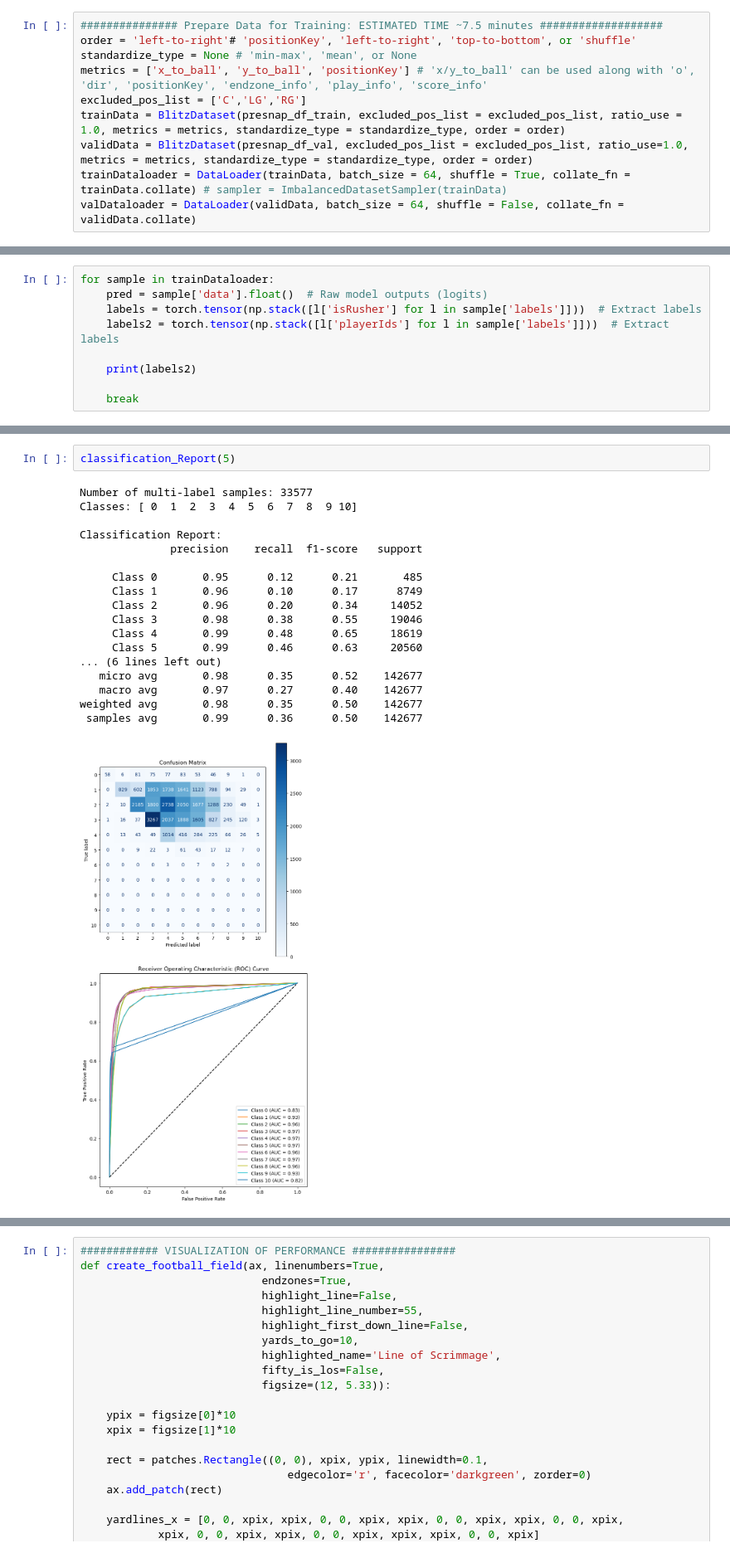
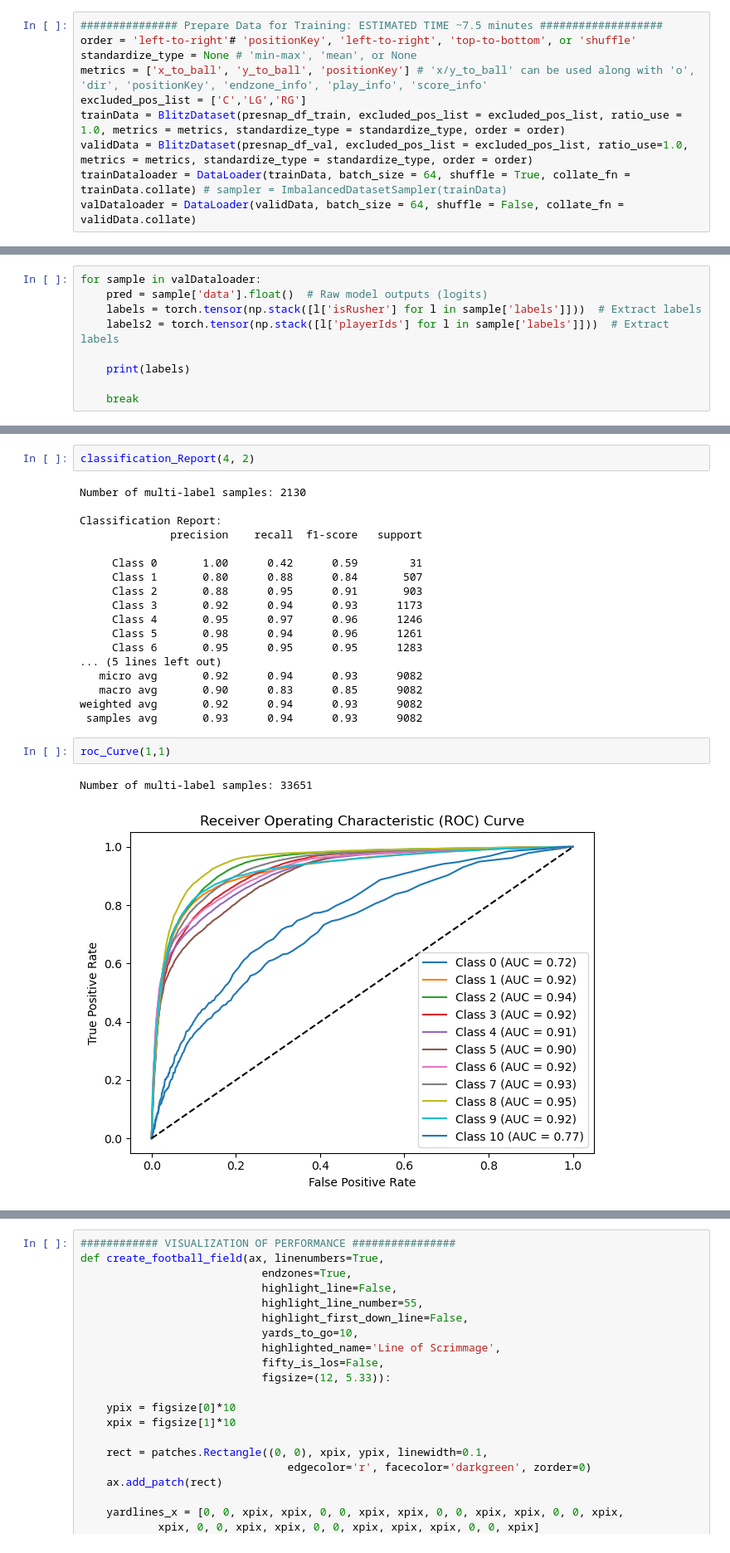
Before and after one commit to ahammond22/596nfl, a Jupyter notebook: Code/PassRushPredictor.ipynb, the cells around one changed output, grey strips where cells are left out. Shown at 83% size. Drawn from its saved outputs; the diff is of its cells as text.

```diff
--- a/Code/PassRushPredictor.ipynb
+++ b/Code/PassRushPredictor.ipynb
@@ -508,10 +512,10 @@ for idx, sample in enumerate(trainDataloader):
 # %%
-for sample in trainDataloader:
+for sample in valDataloader:
     pred = sample['data'].float()  # Raw model outputs (logits)
     labels = torch.tensor(np.stack([l['isRusher'] for l in sample['labels']]))  # Extract labels
     labels2 = torch.tensor(np.stack([l['playerIds'] for l in sample['labels']]))  # Extract labels
 
-    print(labels2)
+    print(labels)
 
     break
 # %%
@@ -777,21 +823,25 @@ def classification_Report(epoch):
 # %%
-classification_Report(5)
+classification_Report(4, 2)
 # %% [output]
-Number of multi-label samples: 33577
-Classes: [ 0  1  2  3  4  5  6  7  8  9 10]
+Number of multi-label samples: 2130
 
 Classification Report:
               precision    recall  f1-score   support
 
-     Class 0       0.95      0.12      0.21       485
-     Class 1       0.96      0.10      0.17      8749
-     Class 2       0.96      0.20      0.34     14052
-     Class 3       0.98      0.38      0.55     19046
-     Class 4       0.99      0.48      0.65     18619
-     Class 5       0.99      0.46      0.63     20560
-... (6 lines left out)
-   micro avg       0.98      0.35      0.52    142677
-   macro avg       0.97      0.27      0.40    142677
-weighted avg       0.98      0.35      0.50    142677
- samples avg       0.99      0.36      0.50    142677
+     Class 0       1.00      0.42      0.59        31
+     Class 1       0.80      0.88      0.84       507
+     Class 2       0.88      0.95      0.91       903
+     Class 3       0.92      0.94      0.93      1173
+     Class 4       0.95      0.97      0.96      1246
+     Class 5       0.98      0.94      0.96      1261
+     Class 6       0.95      0.95      0.95      1283
+... (5 lines left out)
+   micro avg       0.92      0.94      0.93      9082
+   macro avg       0.90      0.83      0.85      9082
+weighted avg       0.92      0.94      0.93      9082
+ samples avg       0.93      0.94      0.93      9082
-[figure, removed]
+# %%
+roc_Curve(1,1)
+# %% [output]
+Number of multi-label samples: 33651
+[figure, added]
```
Also changed, not shown: parts of 10 cells of this notebook.
